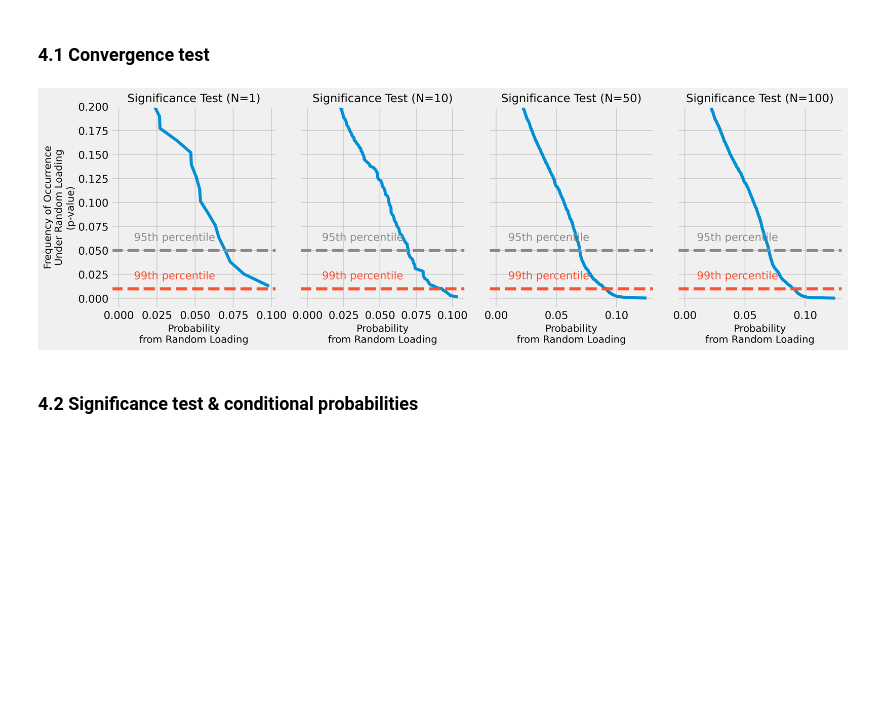
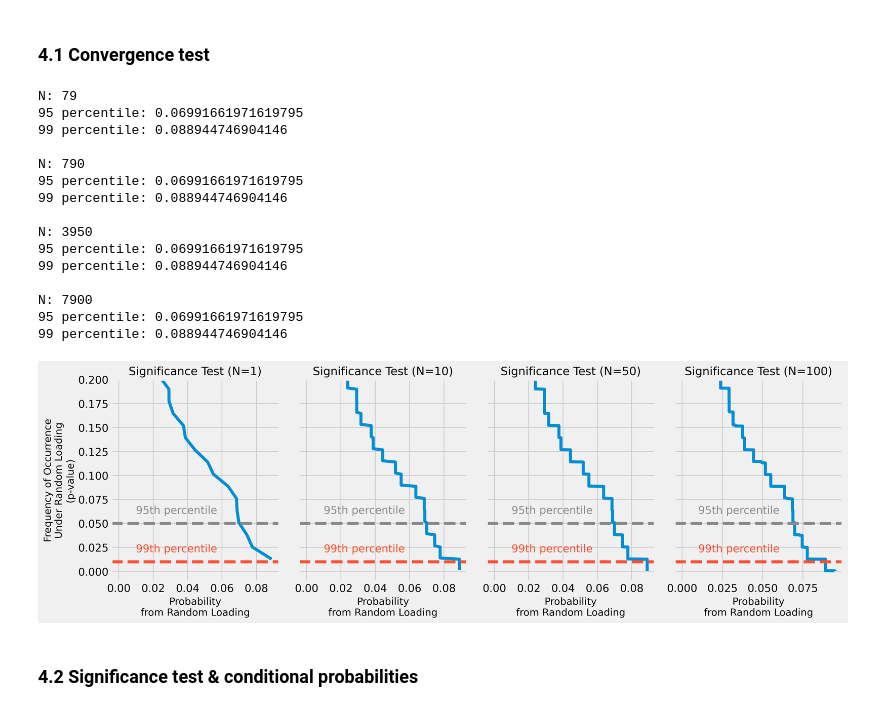
Before and after one commit to amandasyamsul/SLIQ, a Jupyter notebook: SLIQ-by-JPL-mascon.ipynb, the cells around one changed output. Saved outputs shown, nothing was run; the diff lists cells and outputs as text; code cells hidden in the pictures; blank space fills up the shorter version.

```diff
--- a/SLIQ-by-JPL-mascon.ipynb
+++ b/SLIQ-by-JPL-mascon.ipynb
@@ -28,7 +30,9 @@ importlib.reload(loadquakes)
 - USGS earthquake catalog with ETAS probabilities
 # %%
 # GRACE data
-ds = xr.open_dataset("GRCTellus.JPL.200204_202201.GLO.RL06M.MSCNv02CRI.nc")
+# basepath = '/'
+basepath='/data/fast1/surface-load/'
+ds = xr.open_dataset(basepath+"GRCTellus.JPL.200204_202201.GLO.RL06M.MSCNv02CRI.nc")
 
 # Catalog of events from 2002-04-16 to 2022-1-16 with magnitude >= 5.4
 catalog = pd.read_csv('catalog.csv')
@@ -144,6 +146,9 @@ def calc_cp_by_mascon(catalog_gdf, loads):
     # Compute the average conditional probability across all mascons
     cp_averaged = np.nanmean(np.array(cp), axis=0)
 
+    # Normalize the averaged conditional probability to sum to 1
+    cp_averaged = cp_averaged / np.sum(cp_averaged)
+
     return cp_averaged, bins
 # %%
 cp_averaged, bins = calc_cp_by_mascon(catalog_gdf_full, lwe_data)
@@ -188,4 +191,4 @@ axes[1].grid(True)
 2. Calculate cp for each randomized load dataset
 # %%
 # Number of randomizations
-N = 100
+N = 1000
@@ -229,2 +228,5 @@ Last run: Feb 19, 2025
+# %%
+cp_real_distribution = run_permutation_test(N, ds, catalog_gdf_full)
+cp_real_distribution = np.array(cp_real_distribution)  # Shape: (N, num_bins)
 # %% [markdown]
 ## 3.2  Repeating analysis for ETAS declustered catalog
@@ -265,48 +239,69 @@ sig_bins_right = bins[1:][sig_ind]   # Right edges
 ### 4.1 Convergence test
 # %%
 fig, axes = plt.subplots(1, 4, figsize=(15, 5), dpi=300, sharey=True)
-plt.style.use('fivethirtyeight')
 fs = 13
 
 # Define different data slices for each subplot
 partial_rds = [
-    cp_real_distribution[1, :],
-    cp_real_distribution[1:10, :].flatten(),
-    cp_real_distribution[1:50, :].flatten(),
-    cp_real_distribution[1:100, :].flatten(),
+    cp_real_distribution[0, :],
+    cp_real_distribution[0:10, :].flatten(),
+    cp_real_distribution[0:50, :].flatten(),
+    cp_real_distribution[0:100, :].flatten(),
 ]
 
 titles = [
     "Significance Test (N=1)",
     "Significance Test (N=10)",
     "Significance Test (N=50)",
     "Significance Test (N=100)",
 ]
 
 # Plot each dataset in the 1x4 figure
 for i, (ax, partial_rd, title) in enumerate(zip(axes, partial_rds, titles)):
+    print(f"N: {len(partial_rd)}")
+
     sorted_data = np.sort(partial_rd)
     pval = 1 - np.arange(sorted_data.size) / sorted_data.size
+
+
+    print(f'95 percentile: {sorted_data[np.argmin(np.abs(pval - 0.05))]}')
+    print(f'99 percentile: {sorted_data[np.argmin(np.abs(pval - 0.01))]}')
+    print(' ')
 
     ax.plot(sorted_data, pval)
     ax.set_xlabel("Probability\nfrom Random Loading", fontsize=fs)
     ax.set_title(title, fontsize=fs + 2)
     ax.set_ylim([-0.01, 0.2])
     ax.text(0.01, 0.02, '99th percentile', color='C1')
     ax.text(0.01, 0.06, '95th percentile', color='C4')
     ax.axhline(y=0.01, color="C1", linestyle="--", label="99th percentile")
     ax.axhline(y=0.05, color="C4", linestyle="--", label="95th percentile")
 
     if i == 0:  # Add ylabel only to the first subplot for clarity
         ax.set_ylabel("Frequency of Occurrence\nUnder Random Loading\n(p-value)", fontsize=fs)
 
     ax.grid(True)
 
 # Layout adjustment
 plt.tight_layout()
 plt.show()
 # %% [output]
+N: 79
+95 percentile: 0.06991661971619795
+99 percentile: 0.088944746904146
+
+N: 790
+95 percentile: 0.06991661971619795
+99 percentile: 0.088944746904146
+
+N: 3950
+95 percentile: 0.06991661971619795
+99 percentile: 0.088944746904146
+
+N: 7900
+95 percentile: 0.06991661971619795
+99 percentile: 0.088944746904146
-[figure, old version]
+[figure, new version]
 # %% [markdown]
 ### 4.2 Significance test & conditional probabilities
 # %%
```
Also changed, not shown: parts of 36 cells of this notebook.
